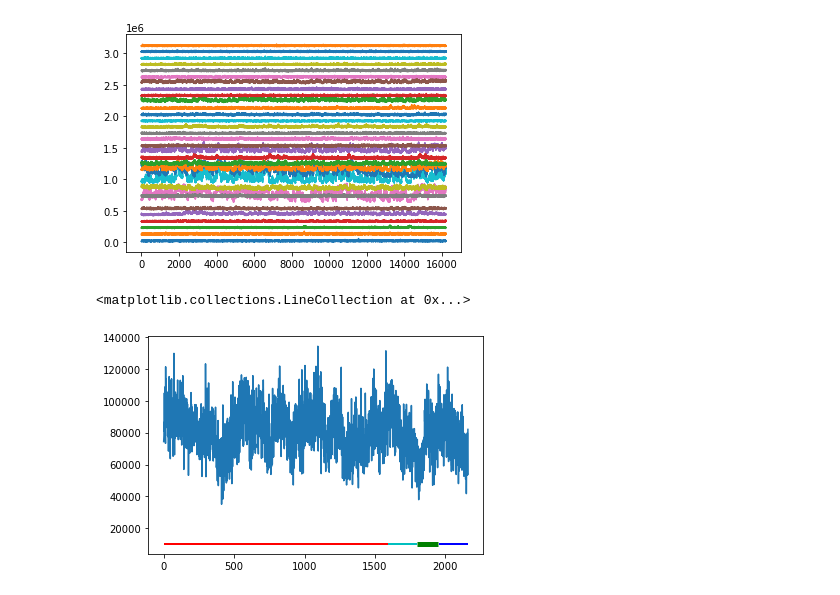
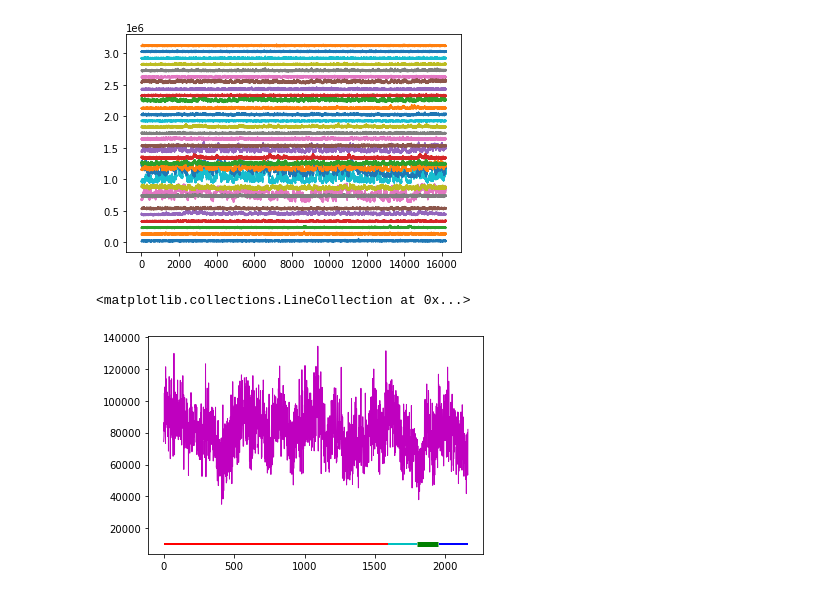
Before and after one commit to ufcolemanlab/calcium_functions, a Jupyter notebook: calcium_data_csv_JupyterNB.ipynb, the cells around one changed output. Cells and saved outputs as stored; diff of their text form; code cells hidden in the pictures.

```diff
--- a/calcium_data_csv_Febo.ipynb
+++ b/calcium_data_csv_JupyterNB.ipynb
@@ -105,6 +106,12 @@ for roi in range(len(df2_array[0])):
 # %% [output]
 [figure]
 # %%
+# Annotate timestamps for the first gray-stim-gray sequence
+# In the last plot, red indicates initial gray screen,
+#   cyan underscores the first "pre-stim gray screen" x-range
+#   green underscores the first "stim screen" x-range
+#   blue underscores the second "pre-stim gray screen" x-range
+#
 # Timestamps (approximate - within +/-5frames?)
 frames_Hz = 30
 
@@ -136,16 +143,21 @@ gray_start_stop = df2_array[start_gray1:stop_gray1,roi]
 # print(stop_stim1)
 # print(start_gray1)
 # print(stop_gray1)
-# plt.plot(delay_start_stop)
-# plt.plot(df2_array[start_stim1:stop_gray1,roi])
-# plt.plot(stim_start_stop)
-plt.plot(df2_array[0:stop_gray1,roi])
-#plt.axhline(y=0.5, color='r', linestyle='-')
-plt.hlines(y=10000, xmin=0, xmax=60*frames_Hz, linewidth=2, color='r')
-gray0 = start_stim1-(7*frames_Hz)
-plt.hlines(y=10000, xmin=gray0, xmax=start_stim1-1, linewidth=2, color='c')
-plt.hlines(y=10000, xmin=start_stim1, xmax=stop_stim1, linewidth=5, color='g')
-plt.hlines(y=10000, xmin=start_gray1, xmax=stop_gray1, linewidth=2, color='b')
-# %% [output]
-<matplotlib.collections.LineCollection at 0x...>
-[figure, removed]
+# %%
+# Plotting exercises to show indices for events (e.g., gray-stim screen switching)
+
+# plt.plot(delay_start_stop)
+# plt.plot(df2_array[start_stim1:stop_gray1,roi])
+# plt.plot(stim_start_stop)
+
+
+plt.plot(df2_array[0:stop_gray1,roi], linewidth=1, color='m')
+#plt.axhline(y=0.5, color='r', linestyle='-')
+plt.hlines(y=10000, xmin=0, xmax=60*frames_Hz, linewidth=2, color='r')
+gray0 = start_stim1-(7*frames_Hz)
+plt.hlines(y=10000, xmin=gray0, xmax=start_stim1-1, linewidth=2, color='c')
+plt.hlines(y=10000, xmin=start_stim1, xmax=stop_stim1, linewidth=5, color='g')
+plt.hlines(y=10000, xmin=start_gray1, xmax=stop_gray1, linewidth=2, color='b')
+# %% [output]
+<matplotlib.collections.LineCollection at 0x...>
+[figure, added]
```
Also changed, not shown: parts of 3 cells of this notebook, 3 other files.
